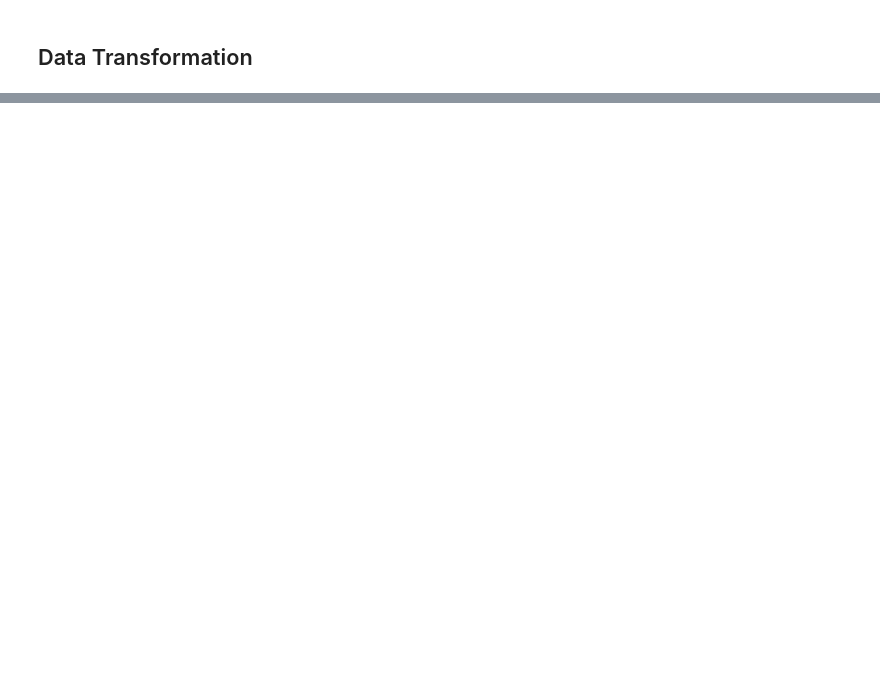
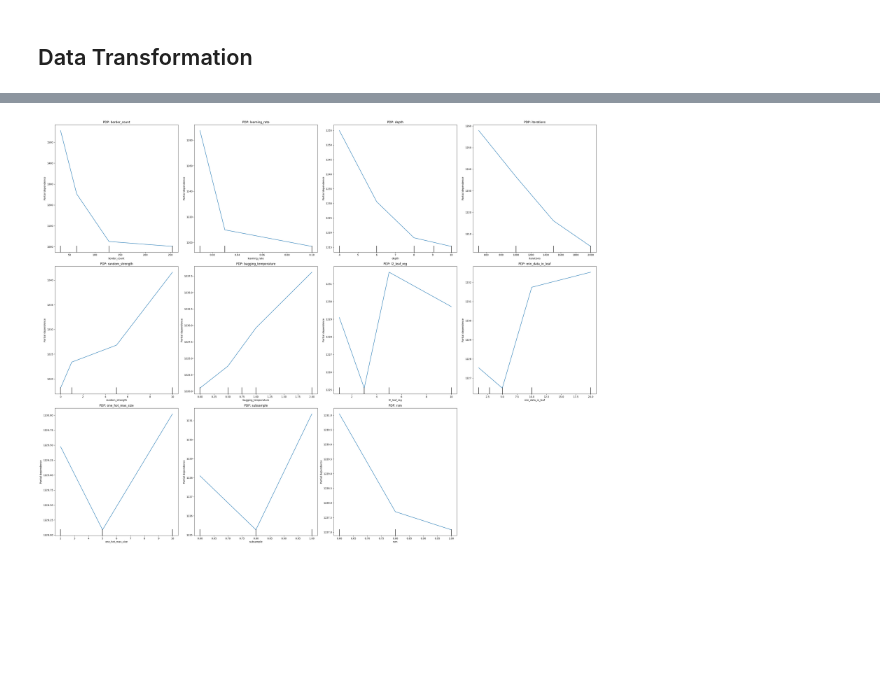
Before and after one commit to JorgeMMLRodrigues/ml_walmart_price, a Jupyter notebook: main.ipynb, the cells around one changed output, grey strips where cells are left out. Cells and saved outputs as stored; diff of their text form; code cells hidden in the pictures; blank space fills up the shorter version.

Commit message:
ML Random Search LGBM, CatBoost, XGBoost. Finding best params

```diff
--- a/main.ipynb
+++ b/main.ipynb
@@ -1747,0 +3126,2 @@ df_wm_train
+# %%
+lgbm_random_wmae01 = pd.read_csv('csv_files/ml_train_data/lgbm_random_wmae01.csv')
@@ -1747,0 +3814,15 @@ df_wm_train
+# %%
+%%skip
+# load & explode both CSVs if you haven’t yet —
+paths = [
+    'csv_files/ml_train_data/xgb_random_wmae01.csv',
+    'csv_files/ml_train_data/xgb_random_wmae02.csv',
+]
+dfs = []
+for path in paths:
+    df = pd.read_csv(path)
+    params = df['param_json'].apply(json.loads).apply(pd.Series)
+    df = pd.concat([df.drop(columns='param_json'), params], axis=1)
+    df['__source__'] = path.split('/')[-1]
+    dfs.append(df)
+df_all = pd.concat(dfs, ignore_index=True)
@@ -1747,0 +4128,3 @@ df_wm_train
+# %%
+cat_random_wmae01 = pd.read_csv('csv_files/ml_train_data/cat_random_wmae01.csv')
+cat_random_wmae01
@@ -1747,0 +4145,51 @@ df_wm_train
+# %%
+df = cat_random_wmae01.copy()
+
+params_df = (
+    df['param_json']
+    .apply(lambda s: json.loads(s) if pd.notnull(s) else {})
+    .apply(pd.Series)
+)
+df = pd.concat([df, params_df], axis=1)
+
+metric = 'wmae'
+ignore = {'model_name', 'param_json',
+          'mae', 'rmse', 'r2', metric, '__source__'}
+
+param_cols = [c for c in df.columns if c not in ignore]
+
+# keep only numeric hyper-params
+X = df[param_cols].select_dtypes(include=[np.number])
+y = df[metric]
+
+# guard against “empty X” (all NaNs / non-numeric)
+if X.shape[1] == 0:
+    raise ValueError("No numeric hyper-parameter columns left after filtering!")
+
+# urrogate model + analyses
+rf = RandomForestRegressor(n_estimators=200, random_state=7, n_jobs=-1)
+rf.fit(X, y)
+
+importances = pd.Series(rf.feature_importances_, index=X.columns)
+print("→ RF importances:\n", importances.sort_values(ascending=False), "\n")
+
+perm = permutation_importance(rf, X, y, n_repeats=10, random_state=7, n_jobs=-1)
+perm_imp = pd.Series(perm.importances_mean, index=X.columns)
+print("→ Permutation importances:\n", perm_imp.sort_values(ascending=False), "\n")
+
+# partial-dependence plots
+top = importances.sort_values(ascending=False).index[:]
+
+fig, axes = plt.subplots(4, 4, figsize=(32, 32), sharey=True)
+axes = axes.flatten()
+
+for ax, feat in zip(axes, top):
+    PartialDependenceDisplay.from_estimator(rf, X, [feat], ax=ax)
+    ax.set_title(f"PDP: {feat}")
+
+for ax in axes[len(top):]:
+    ax.axis('off')
+
+plt.tight_layout()
+plt.show()
+# %% [output]
@@ -1747,0 +4213 @@ df_wm_train
+[figure, added]
```
Also changed, not shown: parts of 195 cells of this notebook, 3 other files.
